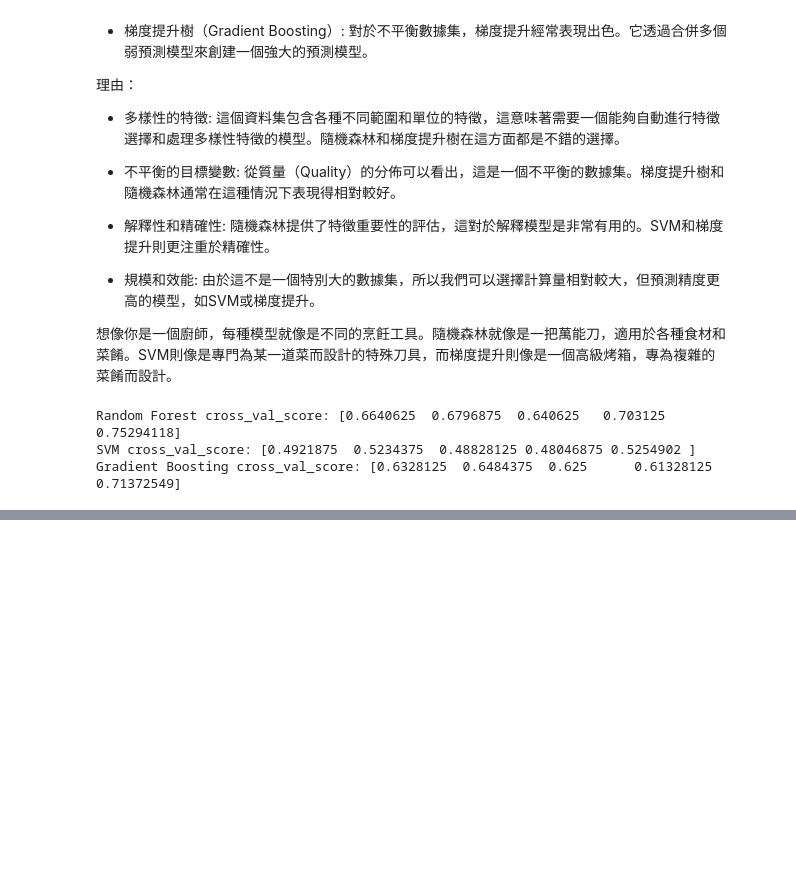
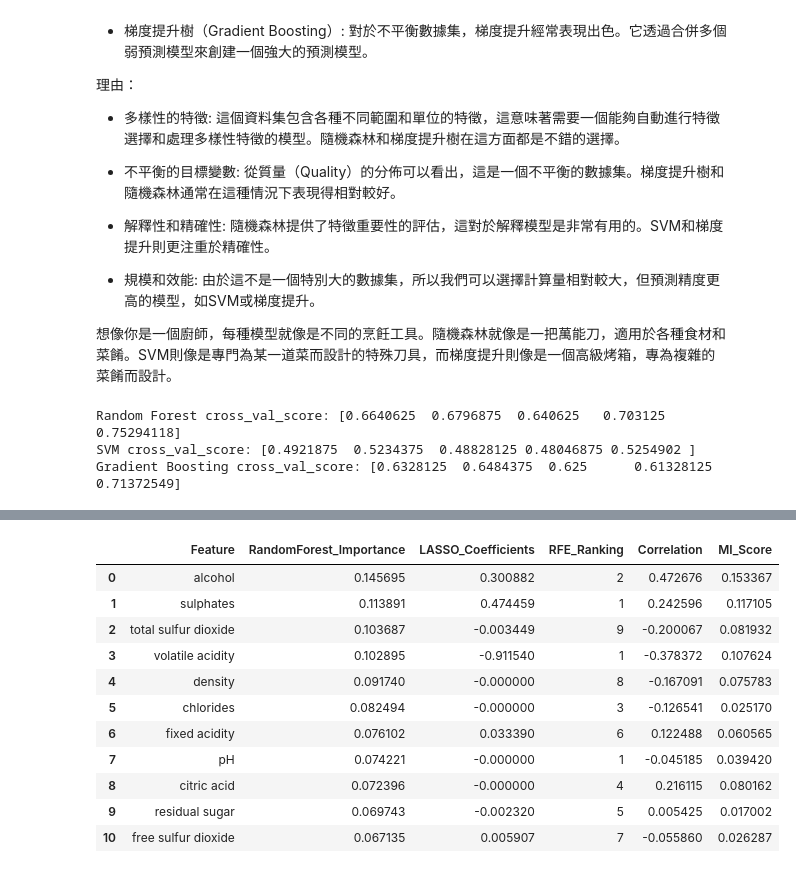
Before and after one commit to bomb1000/Prediction-of-quality-of-Wine, a Jupyter notebook: 專題實作_紅酒品質預測.ipynb, the cells around one changed output, grey strips where cells are left out. Saved outputs shown, nothing was run; the diff lists cells and outputs as text; code cells hidden in the pictures; blank space fills up the shorter version.

```diff
--- a/專題實作_紅酒品質預測.ipynb
+++ b/專題實作_紅酒品質預測.ipynb
@@ -237,0 +411,18 @@ Gradient Boosting cross_val_score: [0.6328125  0.6484375  0.625      0.61328125
+# %%
+df_feature_selection = feature_selection_df.copy()
+df_feature_selection = pd.merge(feature_selection_df, df_corr, how='inner')
+df_feature_selection = pd.merge(df_feature_selection, mi_scores_df, how='inner')
+df_feature_selection
+# %% [output]
+|  | Feature | RandomForest_Importance | LASSO_Coefficients | RFE_Ranking | Correlation | MI_Score |
+| 0 | alcohol | 0.145695 | 0.300882 | 2 | 0.472676 | 0.153367 |
+| 1 | sulphates | 0.113891 | 0.474459 | 1 | 0.242596 | 0.117105 |
+| 2 | total sulfur dioxide | 0.103687 | -0.003449 | 9 | -0.200067 | 0.081932 |
+| 3 | volatile acidity | 0.102895 | -0.911540 | 1 | -0.378372 | 0.107624 |
+| 4 | density | 0.091740 | -0.000000 | 8 | -0.167091 | 0.075783 |
+| 5 | chlorides | 0.082494 | -0.000000 | 3 | -0.126541 | 0.025170 |
+| 6 | fixed acidity | 0.076102 | 0.033390 | 6 | 0.122488 | 0.060565 |
+| 7 | pH | 0.074221 | -0.000000 | 1 | -0.045185 | 0.039420 |
+| 8 | citric acid | 0.072396 | -0.000000 | 4 | 0.216115 | 0.080162 |
+| 9 | residual sugar | 0.069743 | -0.002320 | 5 | 0.005425 | 0.017002 |
+| 10 | free sulfur dioxide | 0.067135 | 0.005907 | 7 | -0.055860 | 0.026287 |
```
Also changed, not shown: parts of 27 cells of this notebook.
